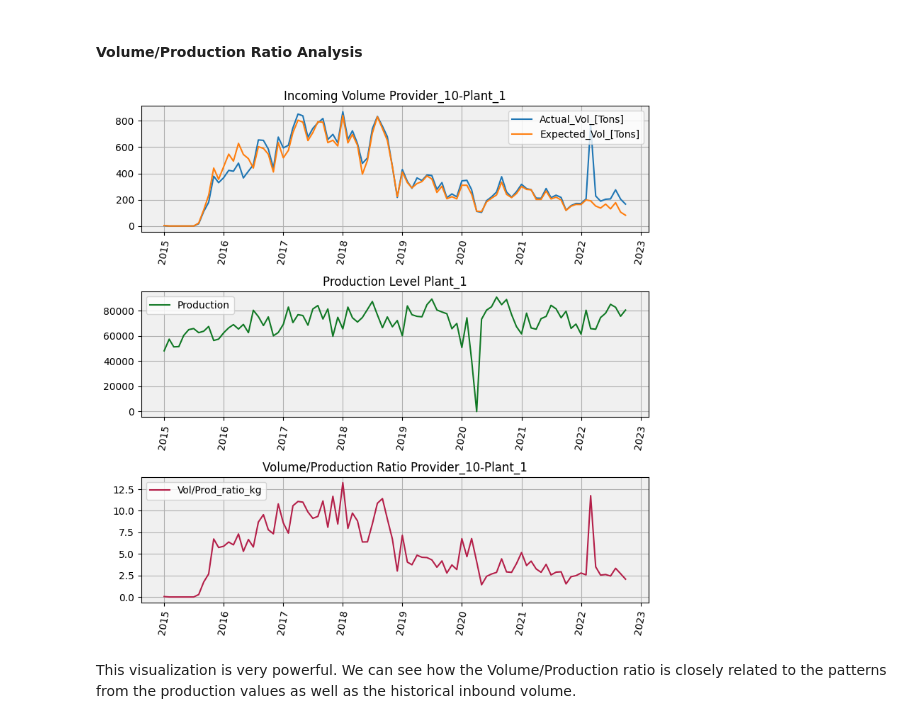
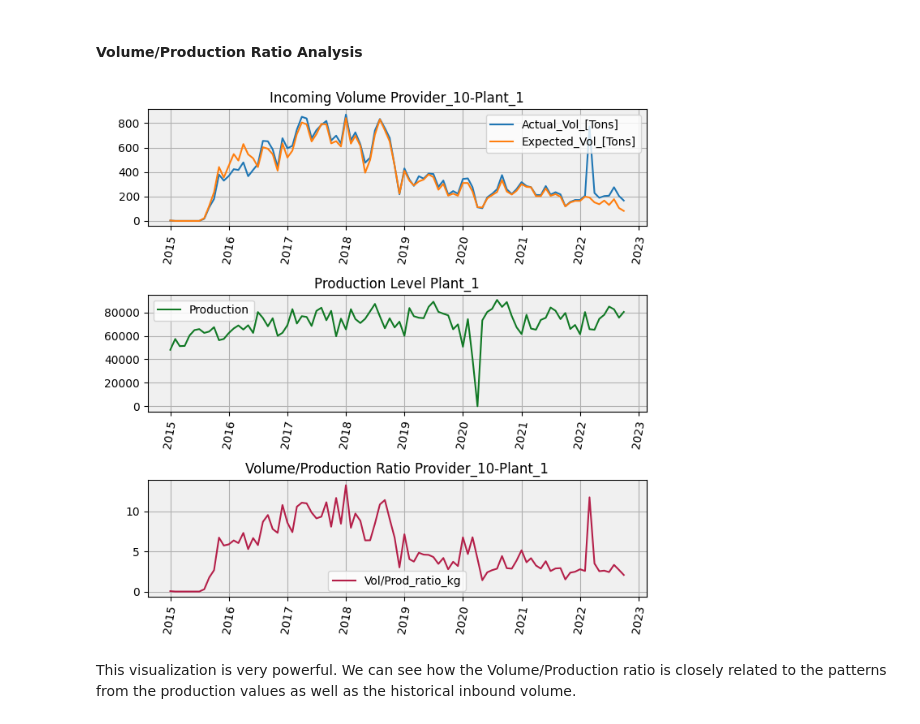
Before and after one commit to john2408/project_data_analytics, a Jupyter notebook: reports/report.ipynb, the cells around one changed output. Drawn from its saved outputs; the diff is of its cells as text; code cells hidden in the pictures.

```diff
--- a/reports/report.ipynb
+++ b/reports/report.ipynb
@@ -210,9 +195,9 @@ df_ratio_gold = generate_vol_prod_ratio_gold(df_vol_gold=df_vol_gold, df_prod=df
 #### Volume/Production Ratio Analysis
 # %%
 ts_key = 'Provider_10-Plant_1'
-plot_ratio_vol_prod(ts_key=ts_key, df_ratio=df_ratio_gold, figsize=(8, 8))
+plot_ratio_vol_prod(ts_key=ts_key, df_ratio=df_ratio_gold, figsize=(7, 7))
 # %% [output]
-[figure, old version]
+[figure, new version]
 # %% [markdown]
 This visualization is very powerful. We can see how the Volume/Production ratio is closely related to the patterns from the production values as well as the historical inbound volume.
 # %% [markdown]
```
Also changed, not shown: parts of 13 cells of this notebook, 2 other files.
